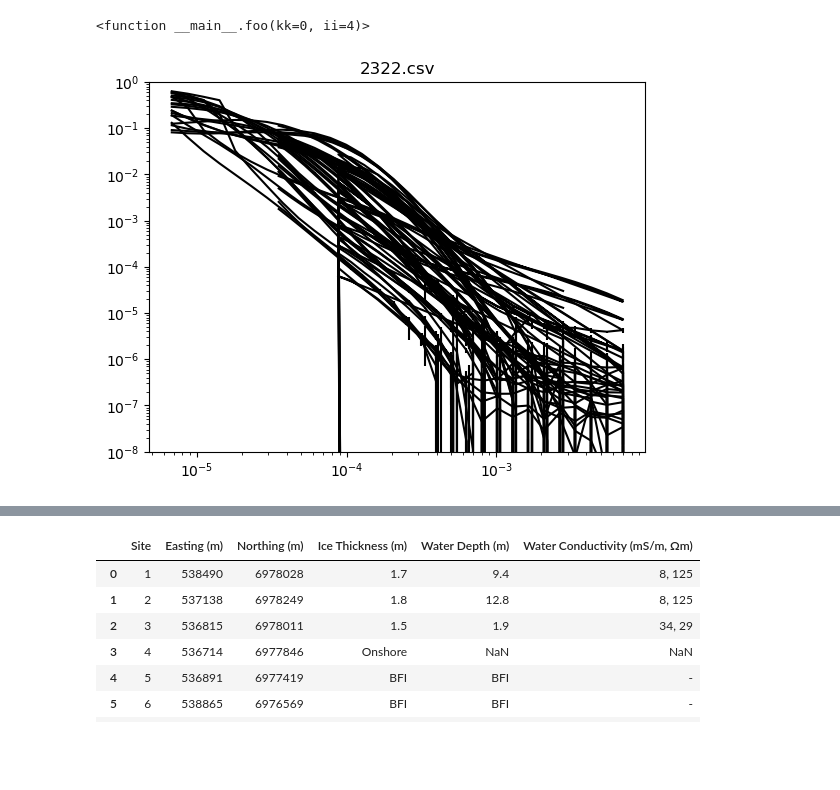
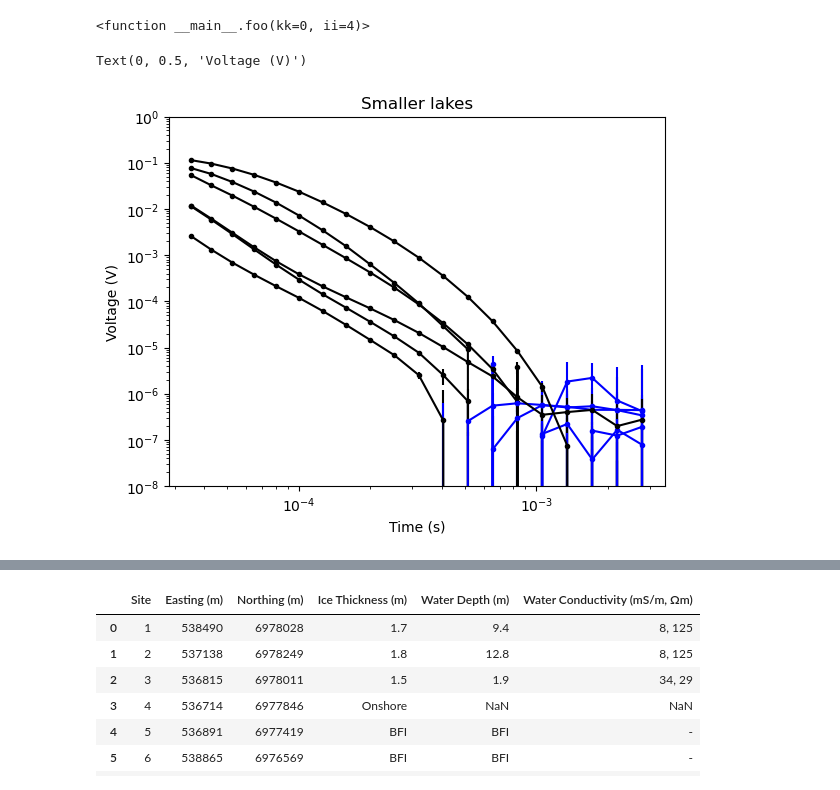
Before and after one commit to emgeolab/gsc_tem_permafrost, a Jupyter notebook: notebooks/load_protem_data.ipynb, the cells around one changed output, grey strips where cells are left out. Cells and saved outputs as stored; diff of their text form; code cells hidden in the pictures; blank space fills up the shorter version.

```diff
--- a/notebooks/load_protem_data.ipynb
+++ b/notebooks/load_protem_data.ipynb
@@ -80,6 +81,8 @@ base_freqs
 1./ (8e-3)
 # %% [output]
 125.0
+# %%
+site_ids = np.array([5, 6, 7, 9, 20, 21])-1
 # %%
 from ipywidgets import interact, widgets
 # %%
@@ -93,23 +96,28 @@ interactive(children=(IntSlider(value=0, description='kk', max=21), IntSlider(va
 <function __main__.foo(kk=0, ii=4)>
 # %%
 kk = 6
-for kk in range(len(csv_files)):
-    for ii in [2, 3, 4]:
+for kk in site_ids:
+    for ii in [3]:
         df = pd.read_csv(folder_path+csv_files[kk])
         df_group = df.groupby('f (Hz)')
         base_freqs  = list(df_group.groups.keys())
 
         base_freq = base_freqs[ii]
         df_tmp = df_group.get_group(base_freq)
         voltage = df_tmp['V (mV/Am2)'].values
         noise = df_tmp['N (mV/Am2)'].values
         times = df_tmp['Time (s)'].values
-        plt.errorbar(times, voltage, yerr=noise, marker='None', linestyle='-', color='k')
+        plt.errorbar(times, voltage, yerr=noise, marker='.', linestyle='-', color='k')
+        plt.errorbar(times, -voltage, yerr=noise, marker='.', linestyle='-', color='b')
         # plt.errorbar(times, -voltage, yerr=noise, marker='.', linestyle='None', color='b')
         plt.xscale('log')
         plt.yscale('log')
         # plt.loglog(times, noise, '.')
         plt.ylim(1e-8, 1)
-        plt.title(csv_files[kk])
+        # plt.title(csv_files[kk])
+plt.title("Smaller lakes")
+plt.xlabel("Time (s)")
+plt.ylabel("Voltage (V)")
 # %% [output]
+Text(0, 0.5, 'Voltage (V)')
-[figure, old version]
+[figure, new version]
```
Also changed, not shown: parts of 3 cells of this notebook, 6 other files.
